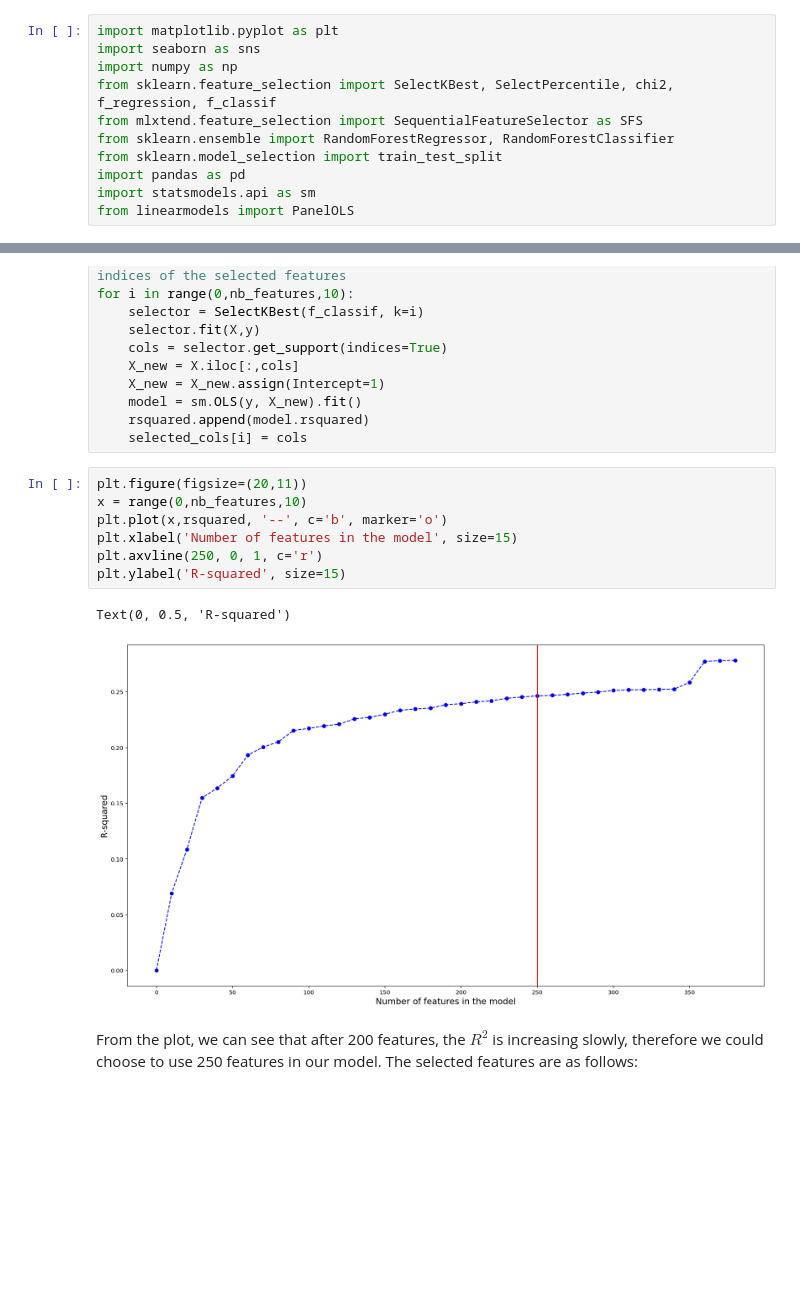
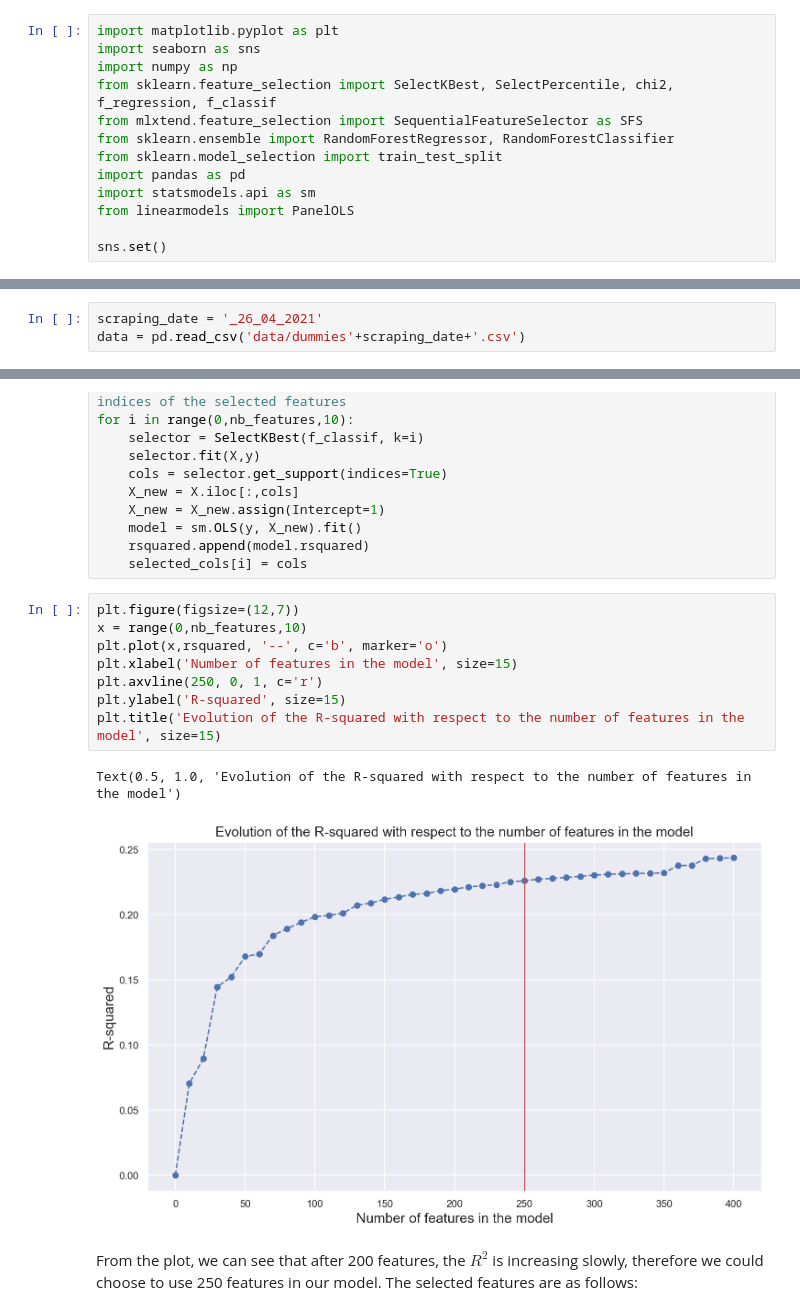
Before and after one commit to Victor-Manach/MODS207, a Jupyter notebook: feature_selection.ipynb, the cells around one changed output, grey strips where cells are left out. Drawn from its saved outputs; the diff is of its cells as text; blank space fills up the shorter version.

```diff
--- a/feature_selection.ipynb
+++ b/feature_selection.ipynb
@@ -11,3 +11,5 @@ from sklearn.model_selection import train_test_split
 import pandas as pd
 import statsmodels.api as sm
 from linearmodels import PanelOLS
+
+sns.set()
@@ -16,0 +16,3 @@ pdata = pd.read_csv('data/dummies_panel.csv')
+# %%
+scraping_date = '_26_04_2021'
+data = pd.read_csv('data/dummies'+scraping_date+'.csv')
@@ -54,15 +68,16 @@ for i in range(0,nb_features,10):
     rsquared.append(model.rsquared)
     selected_cols[i] = cols
 # %%
-plt.figure(figsize=(20,11))
+plt.figure(figsize=(12,7))
 x = range(0,nb_features,10)
 plt.plot(x,rsquared, '--', c='b', marker='o')
 plt.xlabel('Number of features in the model', size=15)
 plt.axvline(250, 0, 1, c='r')
 plt.ylabel('R-squared', size=15)
+plt.title('Evolution of the R-squared with respect to the number of features in the model', size=15)
 # %% [output]
-Text(0, 0.5, 'R-squared')
+Text(0.5, 1.0, 'Evolution of the R-squared with respect to the number of features in the model')
-[figure, old version]
+[figure, new version]
 # %% [markdown]
 From the plot, we can see that after 200 features, the $R^{2}$ is increasing slowly, therefore we could choose to use 250 features in our model. The selected features are as follows:
 # %% [markdown]
```
Also changed, not shown: parts of 31 cells of this notebook, 4 other files.
